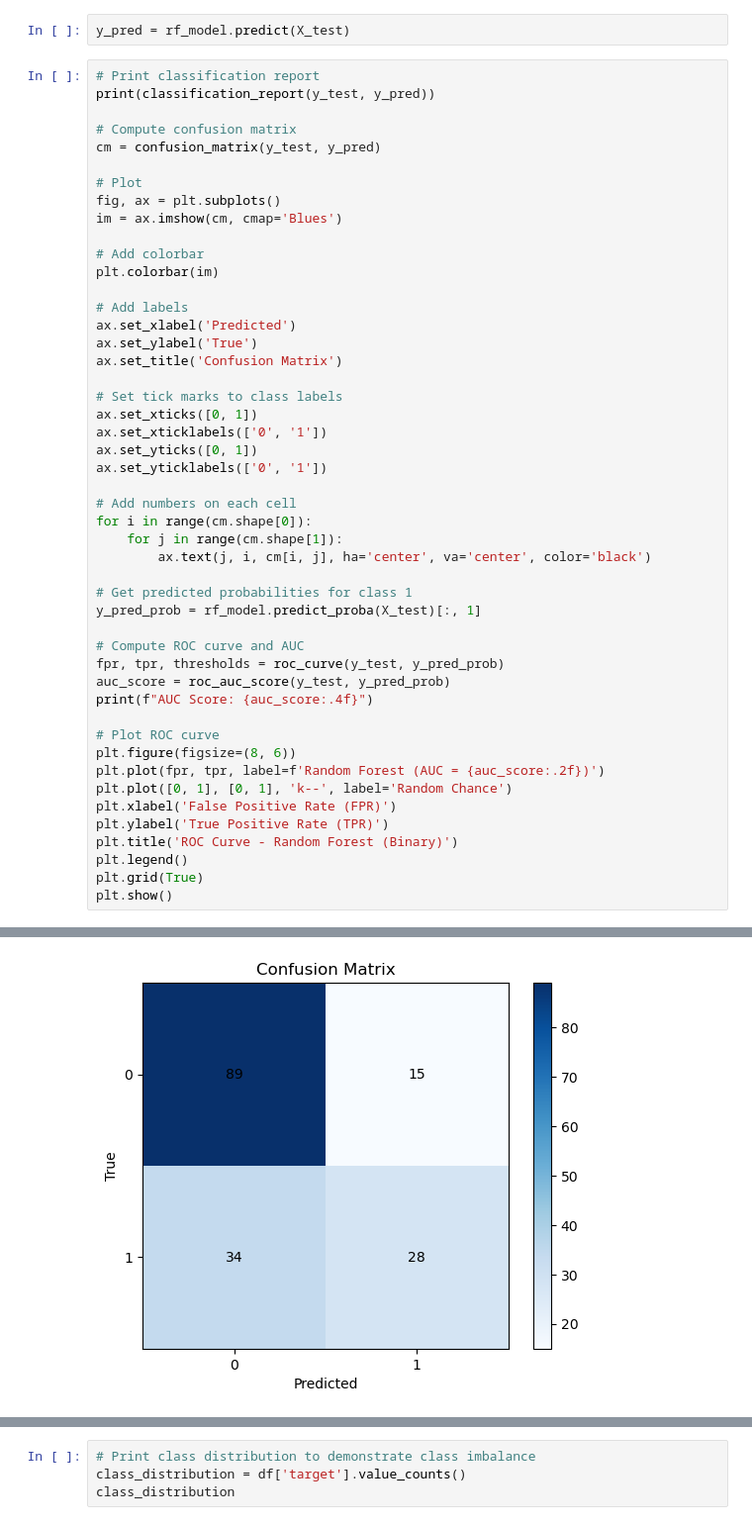
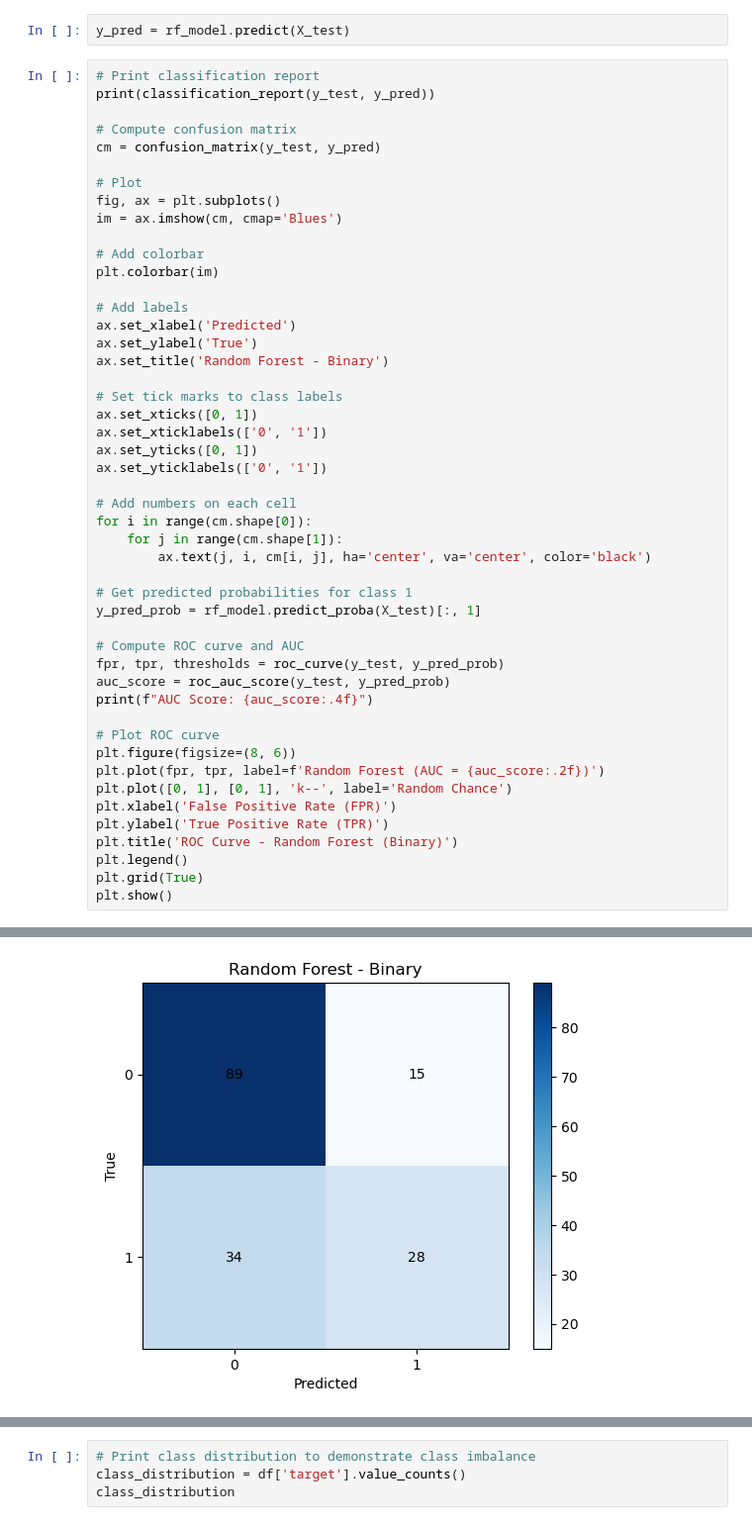
Before and after one commit to Aliuddink/CS-4210-Group-Project, a Jupyter notebook: random_forest_binary.ipynb, the cells around one changed output, grey strips where cells are left out. Shown: that part at 99% size. Saved outputs shown, nothing was run; the diff lists cells and outputs as text.

```diff
--- a/random_forest_binary.ipynb
+++ b/random_forest_binary.ipynb
@@ -146,7 +146,7 @@ plt.colorbar(im)
 # Add labels
 ax.set_xlabel('Predicted')
 ax.set_ylabel('True')
-ax.set_title('Confusion Matrix')
+ax.set_title('Random Forest - Binary')
 
 # Set tick marks to class labels
 ax.set_xticks([0, 1])
@@ -161,34 +161,34 @@ for i in range(cm.shape[0]):
 
 # Get predicted probabilities for class 1
 y_pred_prob = rf_model.predict_proba(X_test)[:, 1]
 
 # Compute ROC curve and AUC
 fpr, tpr, thresholds = roc_curve(y_test, y_pred_prob)
 auc_score = roc_auc_score(y_test, y_pred_prob)
 print(f"AUC Score: {auc_score:.4f}")
 
 # Plot ROC curve
 plt.figure(figsize=(8, 6))
 plt.plot(fpr, tpr, label=f'Random Forest (AUC = {auc_score:.2f})')
 plt.plot([0, 1], [0, 1], 'k--', label='Random Chance')
 plt.xlabel('False Positive Rate (FPR)')
 plt.ylabel('True Positive Rate (TPR)')
 plt.title('ROC Curve - Random Forest (Binary)')
 plt.legend()
 plt.grid(True)
 plt.show()
 # %% [output]
               precision    recall  f1-score   support
 
            0       0.72      0.86      0.78       104
            1       0.65      0.45      0.53        62
 
     accuracy                           0.70       166
    macro avg       0.69      0.65      0.66       166
 weighted avg       0.70      0.70      0.69       166
 
 AUC Score: 0.7039
-[figure, old version]
+[figure, new version]
 [figure]
 # %%
 # Print class distribution to demonstrate class imbalance
```
Also changed, not shown: 2 other files.
